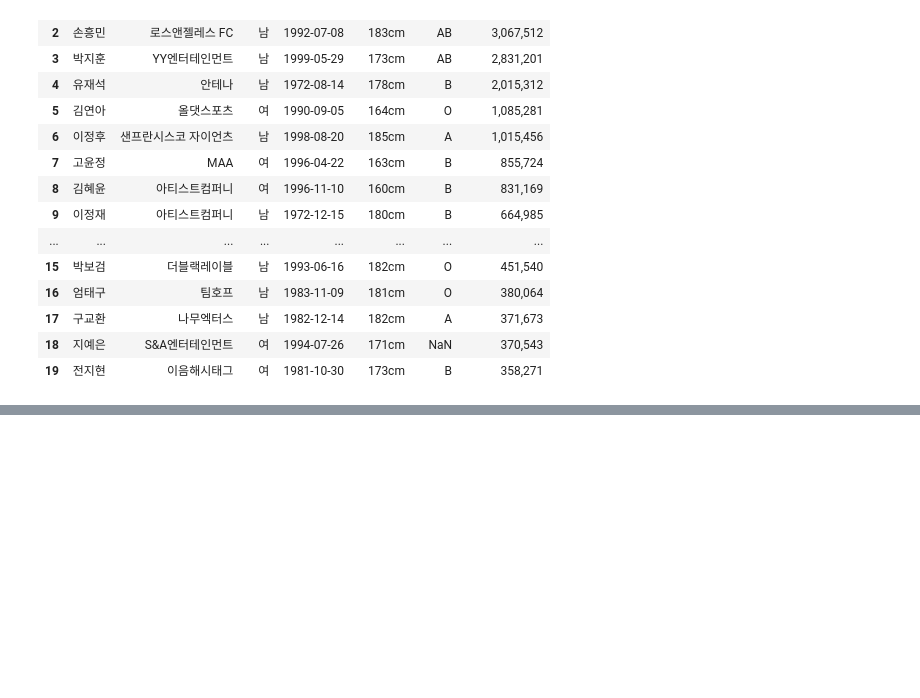
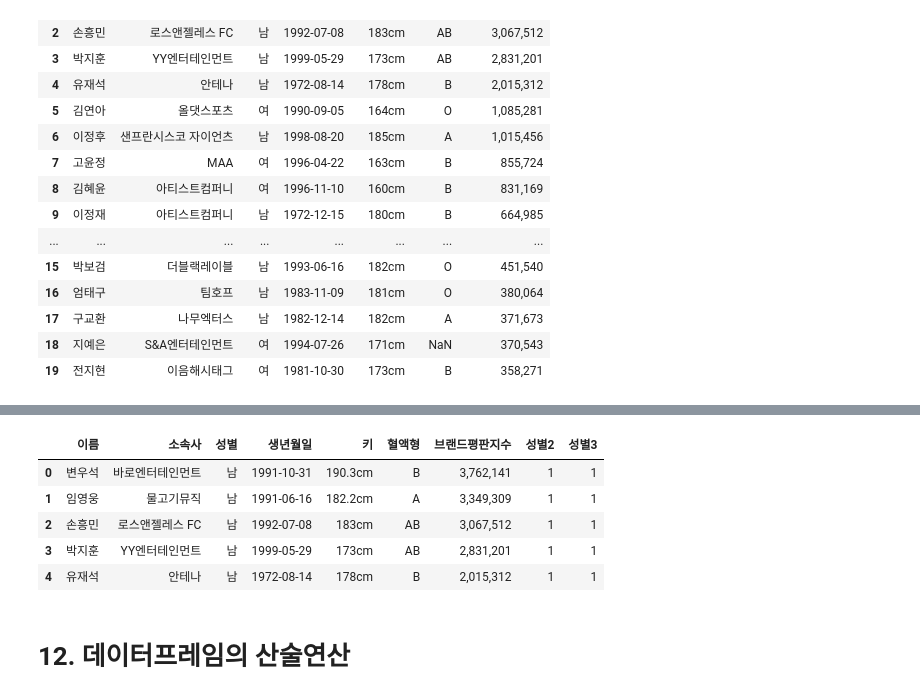
Before and after one commit to kjalh/02_DataAnalysis, a Jupyter notebook: 02_판다스(pandas).ipynb, the cells around one changed output, grey strips where cells are left out. Saved outputs shown, nothing was run; the diff lists cells and outputs as text; code cells hidden in the pictures; blank space fills up the shorter version.

```diff
--- a/02_판다스(pandas).ipynb
+++ b/02_판다스(pandas).ipynb
@@ -1796,0 +2179,3 @@ df1_copy
+# %%
+df1_copy['성별2'] = df1_copy['성별'].apply(lambda x: 1 if x == '남' else 0)
+df1_copy.head()
@@ -1796,0 +2194,2 @@ df1_copy
+# %%
+map_gender = {'남':1, '여':0}
@@ -1796,0 +2216,12 @@ df1_copy
+# %%
+df1_copy['성별3'] = df1_copy['성별'].map(map_gender)
+df1_copy.head()
+# %% [output]
+|  | 이름 | 소속사 | 성별 | 생년월일 | 키 | 혈액형 | 브랜드평판지수 | 성별2 | 성별3 |
+| 0 | 변우석 | 바로엔터테인먼트 | 남 | 1991-10-31 | 190.3cm | B | 3,762,141 | 1 | 1 |
+| 1 | 임영웅 | 물고기뮤직 | 남 | 1991-06-16 | 182.2cm | A | 3,349,309 | 1 | 1 |
+| 2 | 손흥민 | 로스앤젤레스 FC | 남 | 1992-07-08 | 183cm | AB | 3,067,512 | 1 | 1 |
+| 3 | 박지훈 | YY엔터테인먼트 | 남 | 1999-05-29 | 173cm | AB | 2,831,201 | 1 | 1 |
+| 4 | 유재석 | 안테나 | 남 | 1972-08-14 | 178cm | B | 2,015,312 | 1 | 1 |
+# %% [markdown]
+# **12. 데이터프레임의 산술연산**
```
Also changed, not shown: parts of 42 cells of this notebook, 1 other file.
